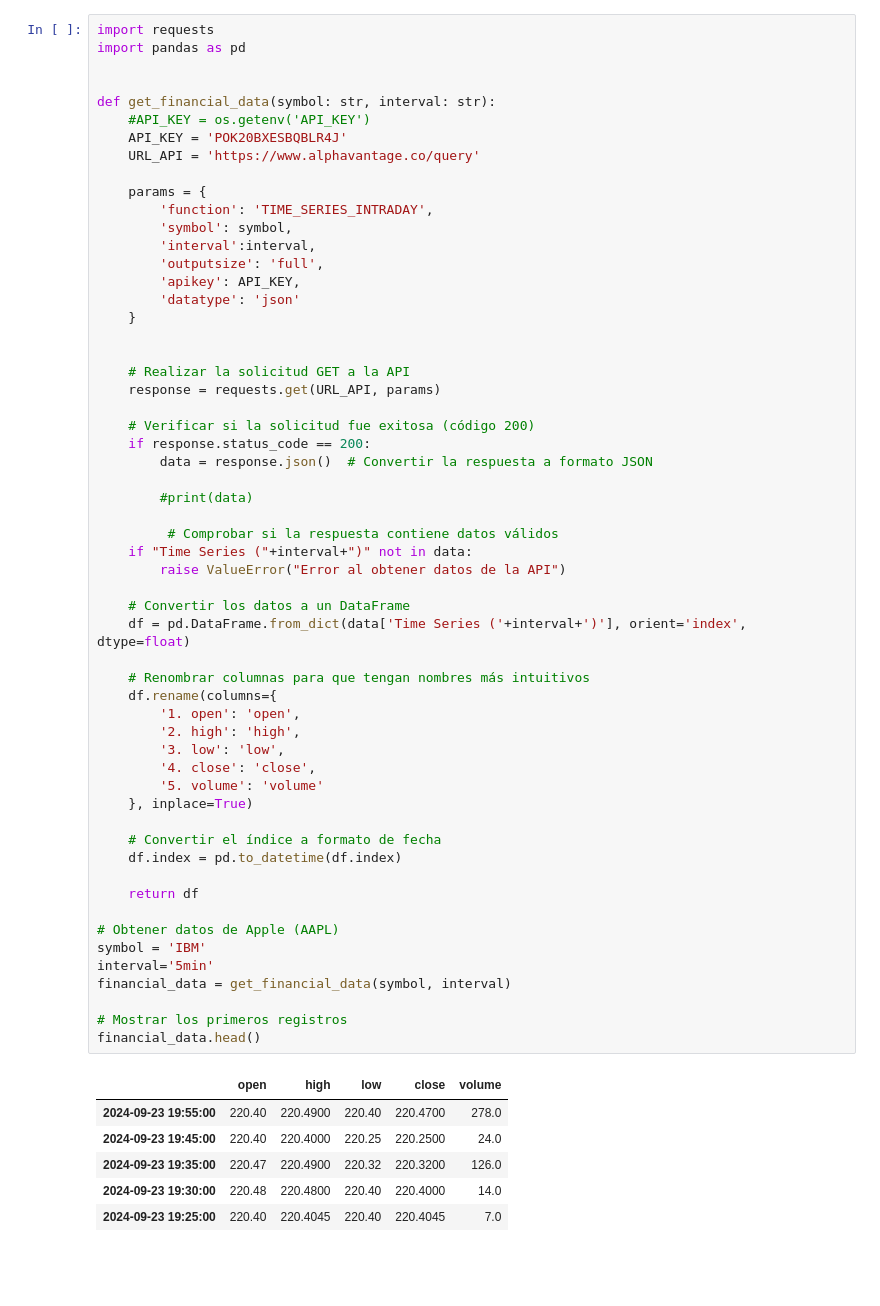
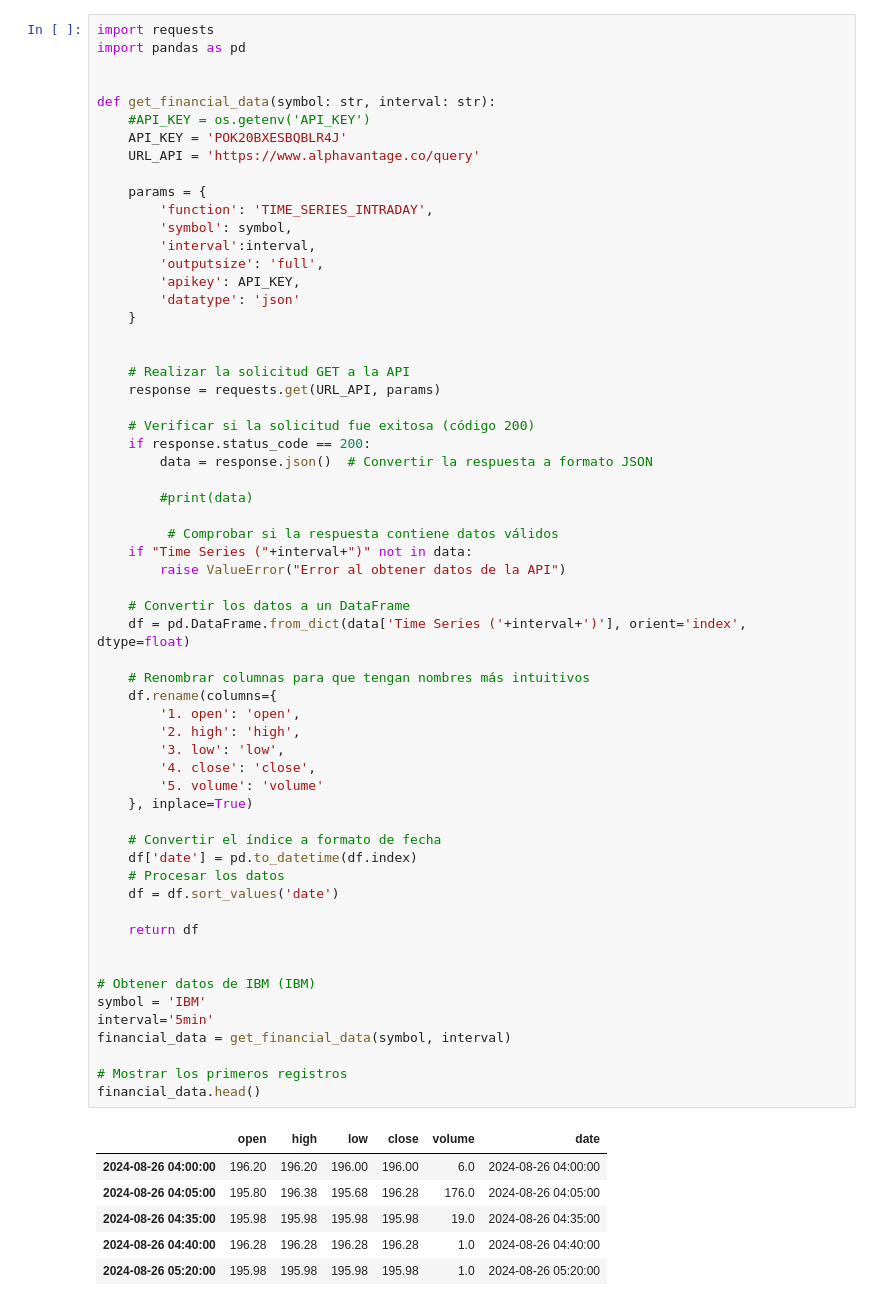
Before and after one commit to jorgemm83/prueba_tecnica, a Jupyter notebook: Prueba_técnica.ipynb, the cells around one changed output. Saved outputs shown, nothing was run; the diff lists cells and outputs as text; blank space fills up the shorter version.

```diff
--- a/Prueba_técnica.ipynb
+++ b/Prueba_técnica.ipynb
@@ -47,41 +52,44 @@ def get_financial_data(symbol: str, interval: str):
 
         #print(data)
 
          # Comprobar si la respuesta contiene datos válidos
     if "Time Series ("+interval+")" not in data:
         raise ValueError("Error al obtener datos de la API")
 
     # Convertir los datos a un DataFrame
     df = pd.DataFrame.from_dict(data['Time Series ('+interval+')'], orient='index', dtype=float)
 
     # Renombrar columnas para que tengan nombres más intuitivos
     df.rename(columns={
         '1. open': 'open',
         '2. high': 'high',
         '3. low': 'low',
         '4. close': 'close',
         '5. volume': 'volume'
     }, inplace=True)
 
     # Convertir el índice a formato de fecha
-    df.index = pd.to_datetime(df.index)
+    df['date'] = pd.to_datetime(df.index)
+    # Procesar los datos
+    df = df.sort_values('date')
 
     return df
 
-# Obtener datos de Apple (AAPL)
+
+# Obtener datos de IBM (IBM)
 symbol = 'IBM'
 interval='5min'
 financial_data = get_financial_data(symbol, interval)
 
 # Mostrar los primeros registros
 financial_data.head()
 # %% [output]
-|  | open | high | low | close | volume |
-| 2024-09-23 19:55:00 | 220.40 | 220.4900 | 220.40 | 220.4700 | 278.0 |
-| 2024-09-23 19:45:00 | 220.40 | 220.4000 | 220.25 | 220.2500 | 24.0 |
-| 2024-09-23 19:35:00 | 220.47 | 220.4900 | 220.32 | 220.3200 | 126.0 |
-| 2024-09-23 19:30:00 | 220.48 | 220.4800 | 220.40 | 220.4000 | 14.0 |
-| 2024-09-23 19:25:00 | 220.40 | 220.4045 | 220.40 | 220.4045 | 7.0 |
+|  | open | high | low | close | volume | date |
+| 2024-08-26 04:00:00 | 196.20 | 196.20 | 196.00 | 196.00 | 6.0 | 2024-08-26 04:00:00 |
+| 2024-08-26 04:05:00 | 195.80 | 196.38 | 195.68 | 196.28 | 176.0 | 2024-08-26 04:05:00 |
+| 2024-08-26 04:35:00 | 195.98 | 195.98 | 195.98 | 195.98 | 19.0 | 2024-08-26 04:35:00 |
+| 2024-08-26 04:40:00 | 196.28 | 196.28 | 196.28 | 196.28 | 1.0 | 2024-08-26 04:40:00 |
+| 2024-08-26 05:20:00 | 195.98 | 195.98 | 195.98 | 195.98 | 1.0 | 2024-08-26 05:20:00 |
 # %%
 financial_data.shape
 # %% [output]
```
Also changed, not shown: parts of 26 cells of this notebook.
